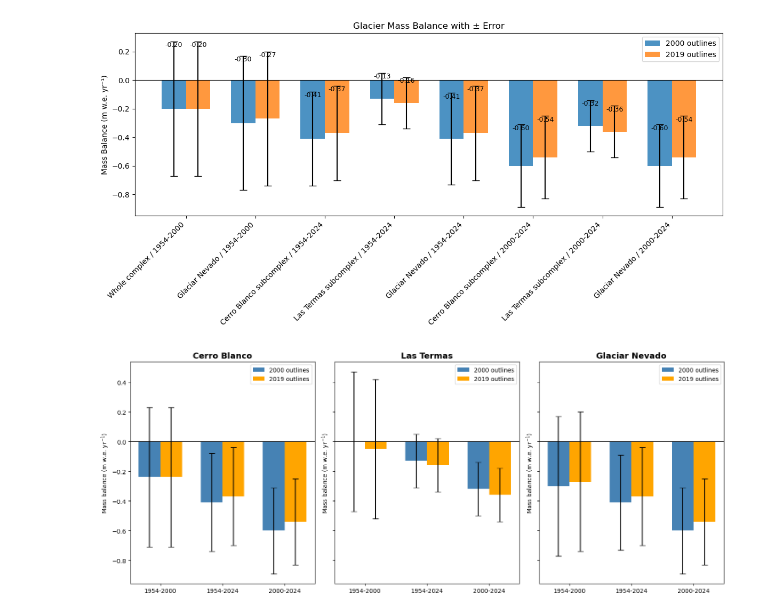
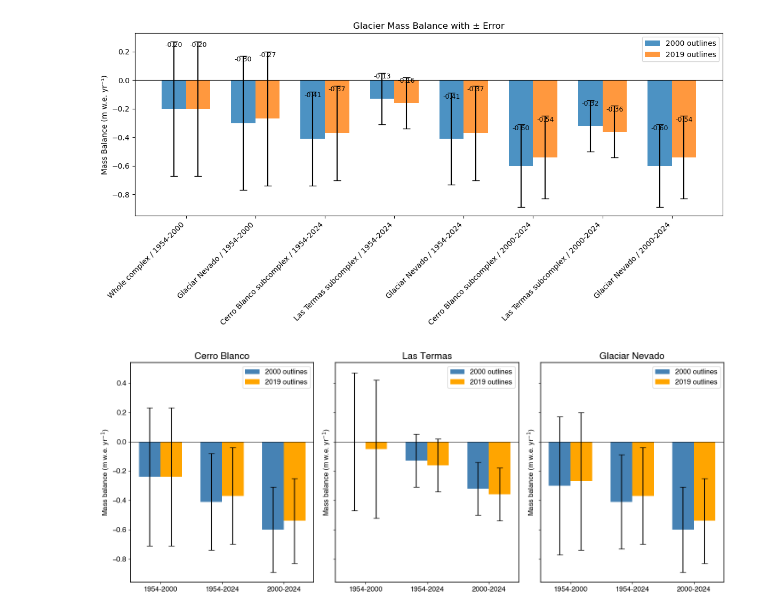
Before and after one commit to millie-spencer/Glacier-DEM-coregistration-and-MB, a Jupyter notebook: 03_DEM_differencing.ipynb, the cells around one changed output. Drawn from its saved outputs; the diff is of its cells as text; code cells hidden in the pictures.

```diff
--- a/03_DEM_differencing.ipynb
+++ b/03_DEM_differencing.ipynb
@@ -314,45 +314,54 @@ df2000 = pd.DataFrame(data_2000)
 df2019 = pd.DataFrame(data_2019)
 
 # --------------------------
+# Set Helvetica font globally
+# --------------------------
+plt.rcParams.update({
+    "font.family": "sans-serif",
+    "font.sans-serif": "Helvetica"
+})
+
+# --------------------------
 # Plotting function
 # --------------------------
 
 def plot_glacier_comparison(glacier_name, ax):
-    # Subset data
     d1 = df2000[df2000["Glacier"] == glacier_name]
     d2 = df2019[df2019["Glacier"] == glacier_name]
 
-    # Define x locations
-    x = np.arange(len(d1["Period"]))  # 3 periods
-    width = 0.35  # bar width
+    x = np.arange(len(d1["Period"]))
+    width = 0.35
 
-    # Bars for 2000 outlines
     ax.bar(x - width/2, d1["MB"], width, yerr=d1["Error"],
            capsize=5, label="2000 outlines", color="steelblue")
 
-    # Bars for 2019 outlines
     ax.bar(x + width/2, d2["MB"], width, yerr=d2["Error"],
            capsize=5, label="2019 outlines", color="orange")
-
-    # Formatting
-    ax.set_title(glacier_name, fontsize=14, fontweight="bold")
+    ax.set_title(glacier_name, fontsize=16)  # fontsize only
+    ax.title.set_fontweight("bold")           # force bold
     ax.set_xticks(x)
     ax.set_xticklabels(d1["Period"])
     ax.axhline(0, color="black", linewidth=0.8)
     ax.set_ylabel("Mass balance (m w.e. yr$^{-1}$)")
     ax.legend()
 
 # --------------------------
 # Make figure with 3 panels
 # --------------------------
 
 fig, axes = plt.subplots(1, 3, figsize=(15, 6), sharey=True)
 
 glaciers = ["Cerro Blanco", "Las Termas", "Glaciar Nevado"]
 for ax, g in zip(axes, glaciers):
     plot_glacier_comparison(g, ax)
 
 plt.tight_layout()
+
+# --------------------------
+# Export high-resolution PNG
+# --------------------------
+fig.savefig("fig05glacier_MB_comparison_highres.png", dpi=900, bbox_inches='tight')
+
 plt.show()
 # %% [output]
-[figure, old version]
+[figure, new version]
```
Also changed, not shown: 2 other files.
